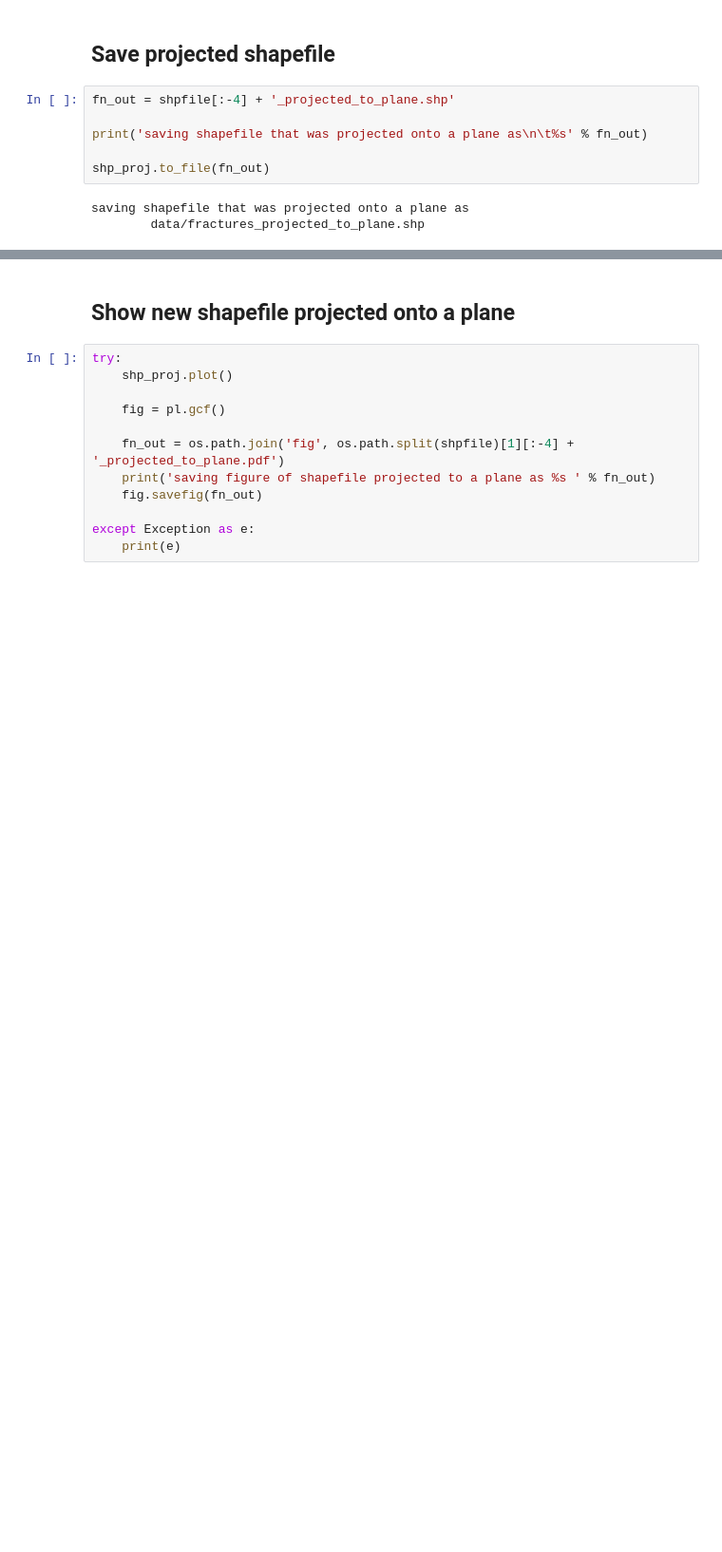
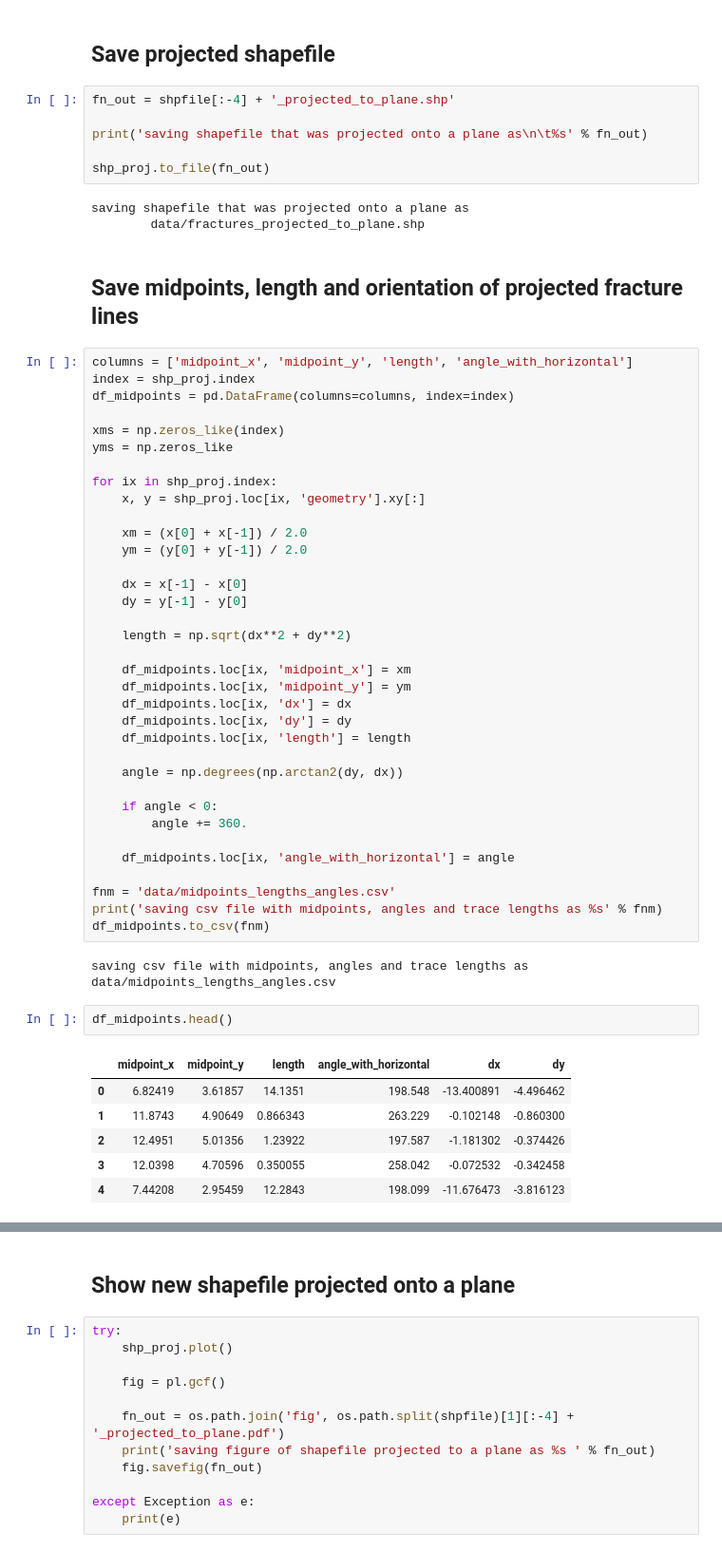
Before and after one commit to ElcoLuijendijk/georef_fracture_traces, a Jupyter notebook: georef_fracture_traces.ipynb, the cells around one changed output, grey strips where cells are left out. Shown at 95% size. Cells and saved outputs as stored; diff of their text form; blank space fills up the shorter version.

```diff
--- a/georef_fracture_traces.ipynb
+++ b/georef_fracture_traces.ipynb
@@ -820,3 +820,51 @@ shp_proj.to_file(fn_out)
 # %% [output]
 saving shapefile that was projected onto a plane as
         data/fractures_projected_to_plane.shp
+# %% [markdown]
+## Save midpoints, length and orientation of projected fracture lines
+# %%
+columns = ['midpoint_x', 'midpoint_y', 'length', 'angle_with_horizontal']
+index = shp_proj.index
+df_midpoints = pd.DataFrame(columns=columns, index=index)
+
+xms = np.zeros_like(index)
+yms = np.zeros_like
+
+for ix in shp_proj.index:
+    x, y = shp_proj.loc[ix, 'geometry'].xy[:]
+
+    xm = (x[0] + x[-1]) / 2.0
+    ym = (y[0] + y[-1]) / 2.0
+
+    dx = x[-1] - x[0]
+    dy = y[-1] - y[0]
+
+    length = np.sqrt(dx**2 + dy**2)
+
+    df_midpoints.loc[ix, 'midpoint_x'] = xm
+    df_midpoints.loc[ix, 'midpoint_y'] = ym
+    df_midpoints.loc[ix, 'dx'] = dx
+    df_midpoints.loc[ix, 'dy'] = dy
+    df_midpoints.loc[ix, 'length'] = length
+
+    angle = np.degrees(np.arctan2(dy, dx))
+
+    if angle < 0:
+        angle += 360.
+
+    df_midpoints.loc[ix, 'angle_with_horizontal'] = angle
+
+fnm = 'data/midpoints_lengths_angles.csv'
+print('saving csv file with midpoints, angles and trace lengths as %s' % fnm)
+df_midpoints.to_csv(fnm)
+# %% [output]
+saving csv file with midpoints, angles and trace lengths as data/midpoints_lengths_angles.csv
+# %%
+df_midpoints.head()
+# %% [output]
+|  | midpoint_x | midpoint_y | length | angle_with_horizontal | dx | dy |
+| 0 | 6.82419 | 3.61857 | 14.1351 | 198.548 | -13.400891 | -4.496462 |
+| 1 | 11.8743 | 4.90649 | 0.866343 | 263.229 | -0.102148 | -0.860300 |
+| 2 | 12.4951 | 5.01356 | 1.23922 | 197.587 | -1.181302 | -0.374426 |
+| 3 | 12.0398 | 4.70596 | 0.350055 | 258.042 | -0.072532 | -0.342458 |
+| 4 | 7.44208 | 2.95459 | 12.2843 | 198.099 | -11.676473 | -3.816123 |
```
Also changed, not shown: parts of 2 cells of this notebook, 2 other files.
